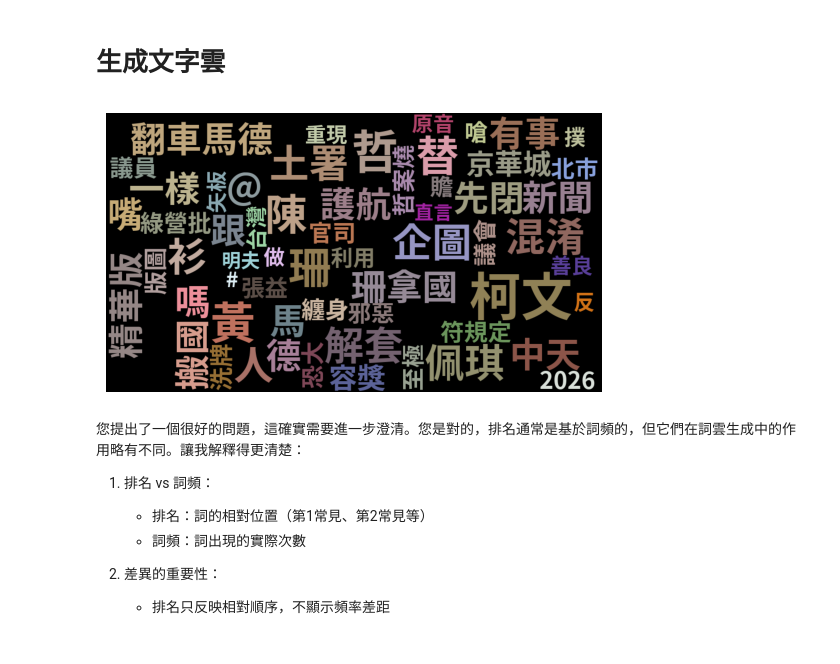
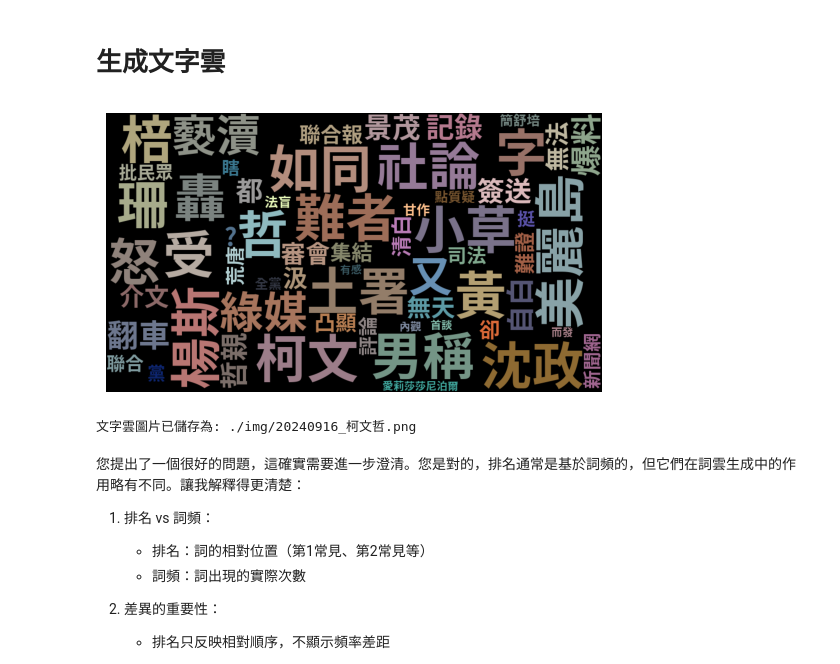
Before and after one commit to wastu01/Python-WordCloud, a Jupyter notebook: Googlenews.ipynb, the cells around one changed output. Cells and saved outputs as stored; diff of their text form; code cells hidden in the pictures.

```diff
--- a/Googlenews.ipynb
+++ b/Googlenews.ipynb
@@ -524,38 +532,39 @@ Processed mask shape: (540, 960, 3)
 # %%
 # 生成文字雲
 
 # wordcloud = WordCloud(font_path=font_path_input, width=320, height=320,max_font_size=50,max_words=4000,color_func=image_colors).generate_from_frequencies(word_count)
 wordcloud = WordCloud(
     font_path=font_path_input,
     width=960,  # 增加寬度以提高畫質
     height=540,  # 增加高度以提高畫質
     mask=mask_image,
     max_font_size=100,  # 增加最大字體大小
     max_words=60,
     color_func=image_colors,
     prefer_horizontal=0.99,  # 90% 的詞水平放置
     scale=1,  # 增加縮放比例以提高畫質
     min_font_size=4,  # 設置最小字體大小
     background_color="black",  # 設置背景顏色
     mode="RGB",
-    relative_scaling=0.2,  # 平衡詞頻和詞排名的重要性
+    relative_scaling=0,  # 平衡詞頻和詞排名的重要性
     collocations=True,  # 包含常見詞組
     colormap="viridis",  # 使用 viridis 色彩映射
     contour_width=1,  # 添加輪廓以增強視覺效果
     contour_color="black"# 設置輪廓顏色
 ).generate_from_frequencies(word_count_dict)
 plt.imshow(wordcloud)
 plt.axis("off")
 plt.show()
 
 
 # 儲存文字雲圖片 檔案名稱格式化
-# today = datetime.now().strftime('%Y%m%d')
-# image_filename = f"./img/{today}_{keyword}.png"
-# wordcloud.to_file(image_filename)
-# print(f"文字雲圖片已儲存為: {image_filename}")
+today = datetime.now().strftime('%Y%m%d')
+image_filename = f"./img/{today}_{keyword}.png"
+wordcloud.to_file(image_filename)
+print(f"文字雲圖片已儲存為: {image_filename}")
 # %% [output]
-[figure, old version]
+[figure, new version]
+文字雲圖片已儲存為: ./img/20240916_柯文哲.png
 # %% [markdown]
 您提出了一個很好的問題，這確實需要進一步澄清。您是對的，排名通常是基於詞頻的，但它們在詞雲生成中的作用略有不同。讓我解釋得更清楚：
 
```
Also changed, not shown: parts of 9 cells of this notebook.
